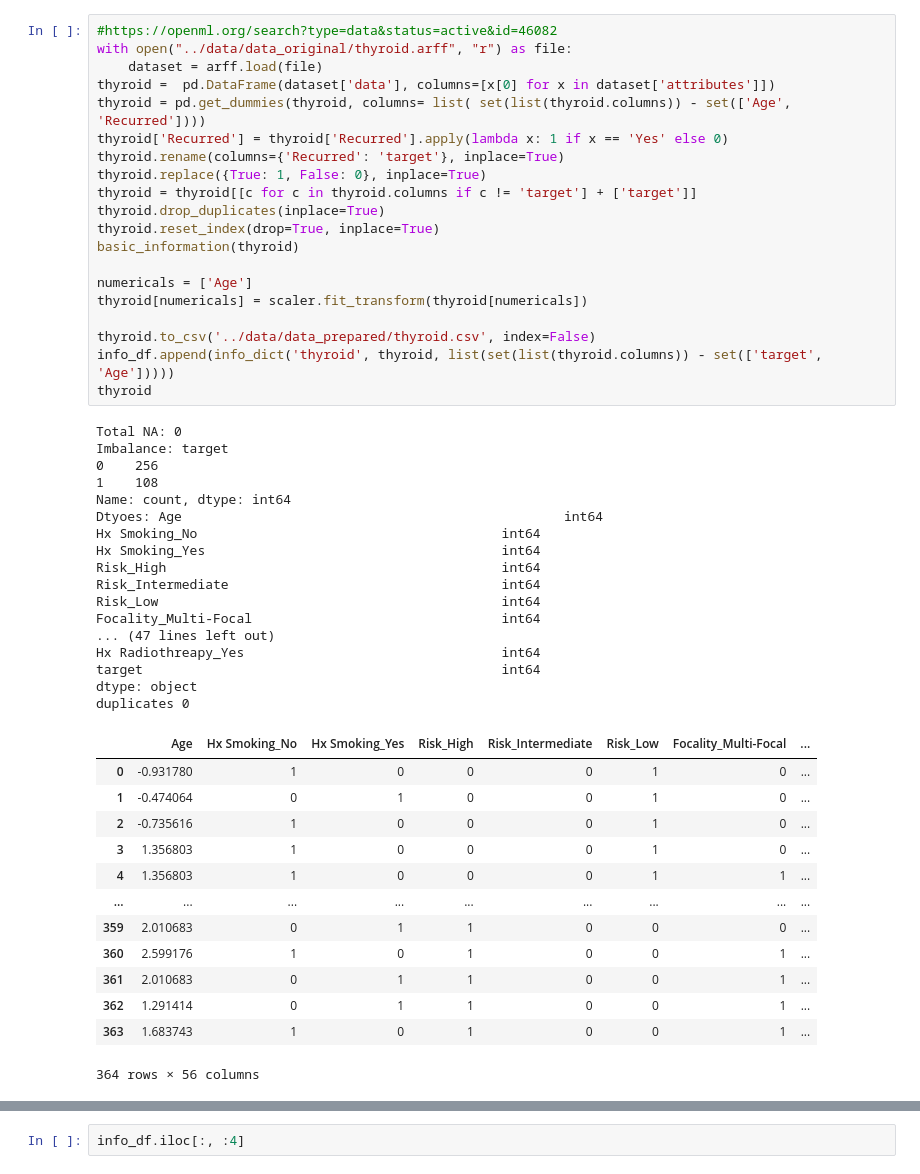
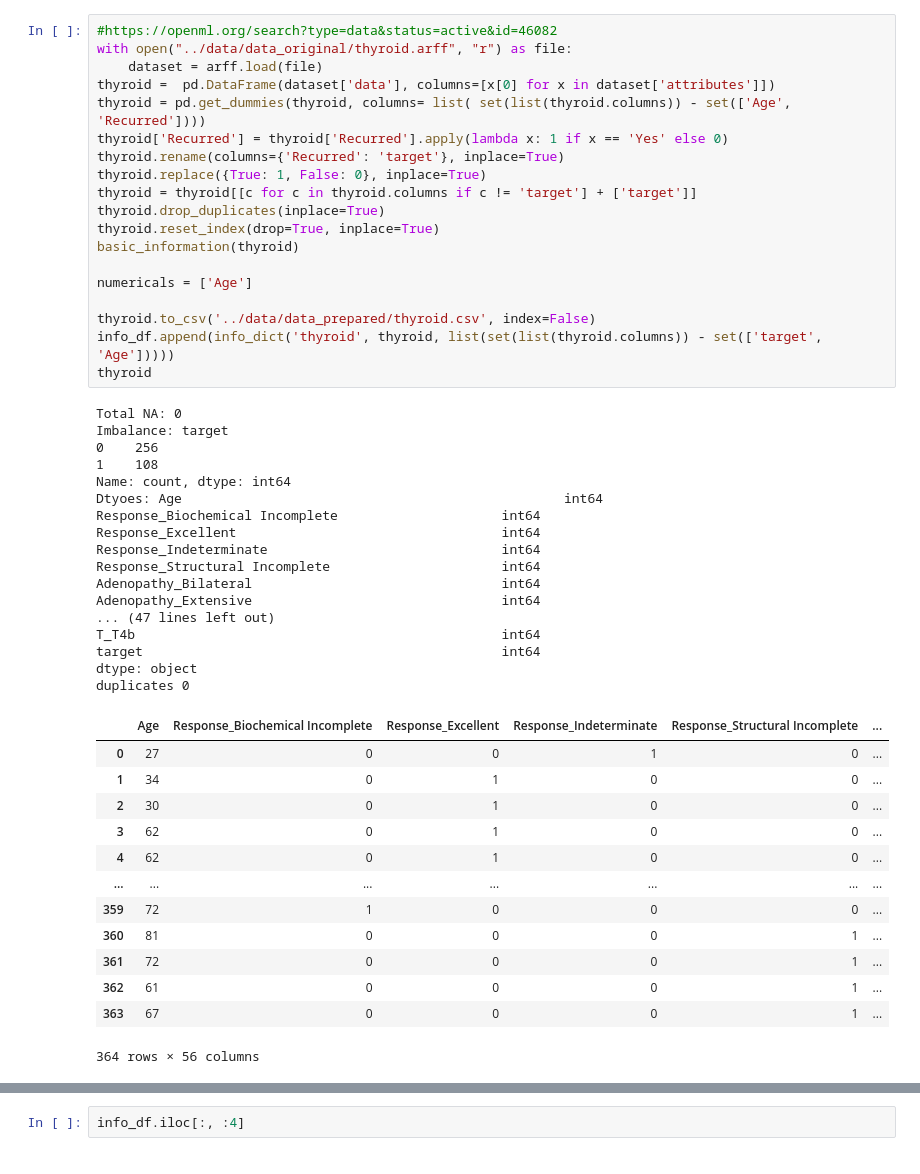
Before and after one commit to LeonDebatin/slim, a Jupyter notebook: mastero/data_preprocessing/data_preparation.ipynb, the cells around one changed output, grey strips where cells are left out. Cells and saved outputs as stored; diff of their text form.

```diff
--- a/mastero/data_preprocessing/data_preparation.ipynb
+++ b/mastero/data_preprocessing/data_preparation.ipynb
@@ -354,53 +344,52 @@ duplicates 0
 # %%
 #https://openml.org/search?type=data&status=active&id=46082
 with open("../data/data_original/thyroid.arff", "r") as file:
     dataset = arff.load(file)
 thyroid =  pd.DataFrame(dataset['data'], columns=[x[0] for x in dataset['attributes']])
 thyroid = pd.get_dummies(thyroid, columns= list( set(list(thyroid.columns)) - set(['Age', 'Recurred'])))
 thyroid['Recurred'] = thyroid['Recurred'].apply(lambda x: 1 if x == 'Yes' else 0)
 thyroid.rename(columns={'Recurred': 'target'}, inplace=True)
 thyroid.replace({True: 1, False: 0}, inplace=True)
 thyroid = thyroid[[c for c in thyroid.columns if c != 'target'] + ['target']]
 thyroid.drop_duplicates(inplace=True)
 thyroid.reset_index(drop=True, inplace=True)
 basic_information(thyroid)
 
 numericals = ['Age']
-thyroid[numericals] = scaler.fit_transform(thyroid[numericals])
 
 thyroid.to_csv('../data/data_prepared/thyroid.csv', index=False)
 info_df.append(info_dict('thyroid', thyroid, list(set(list(thyroid.columns)) - set(['target', 'Age']))))
 thyroid
 # %% [output]
 Total NA: 0
 Imbalance: target
 0    256
 1    108
 Name: count, dtype: int64
 Dtyoes: Age                                                 int64
-Hx Smoking_No                                       int64
-Hx Smoking_Yes                                      int64
-Risk_High                                           int64
-Risk_Intermediate                                   int64
-Risk_Low                                            int64
-Focality_Multi-Focal                                int64
+Response_Biochemical Incomplete                     int64
+Response_Excellent                                  int64
+Response_Indeterminate                              int64
+Response_Structural Incomplete                      int64
+Adenopathy_Bilateral                                int64
+Adenopathy_Extensive                                int64
 ... (47 lines left out)
-Hx Radiothreapy_Yes                                 int64
+T_T4b                                               int64
 target                                              int64
 dtype: object
 duplicates 0
-|  | Age | Hx Smoking_No | Hx Smoking_Yes | Risk_High | Risk_Intermediate | Risk_Low | Focality_Multi-Focal | ... |
-| 0 | -0.931780 | 1 | 0 | 0 | 0 | 1 | 0 | ... |
-| 1 | -0.474064 | 0 | 1 | 0 | 0 | 1 | 0 | ... |
-| 2 | -0.735616 | 1 | 0 | 0 | 0 | 1 | 0 | ... |
-| 3 | 1.356803 | 1 | 0 | 0 | 0 | 1 | 0 | ... |
-| 4 | 1.356803 | 1 | 0 | 0 | 0 | 1 | 1 | ... |
-| ... | ... | ... | ... | ... | ... | ... | ... | ... |
-| 359 | 2.010683 | 0 | 1 | 1 | 0 | 0 | 0 | ... |
-| 360 | 2.599176 | 1 | 0 | 1 | 0 | 0 | 1 | ... |
-| 361 | 2.010683 | 0 | 1 | 1 | 0 | 0 | 1 | ... |
-| 362 | 1.291414 | 0 | 1 | 1 | 0 | 0 | 1 | ... |
-| 363 | 1.683743 | 1 | 0 | 1 | 0 | 0 | 1 | ... |
+|  | Age | Response_Biochemical Incomplete | Response_Excellent | Response_Indeterminate | Response_Structural Incomplete | ... |
+| 0 | 27 | 0 | 0 | 1 | 0 | ... |
+| 1 | 34 | 0 | 1 | 0 | 0 | ... |
+| 2 | 30 | 0 | 1 | 0 | 0 | ... |
+| 3 | 62 | 0 | 1 | 0 | 0 | ... |
+| 4 | 62 | 0 | 1 | 0 | 0 | ... |
+| ... | ... | ... | ... | ... | ... | ... |
+| 359 | 72 | 1 | 0 | 0 | 0 | ... |
+| 360 | 81 | 0 | 0 | 0 | 1 | ... |
+| 361 | 72 | 0 | 0 | 0 | 1 | ... |
+| 362 | 61 | 0 | 0 | 0 | 1 | ... |
+| 363 | 67 | 0 | 0 | 0 | 1 | ... |
 364 rows × 56 columns
 # %%
 #https://www.openml.org/search?type=data&status=active&id=40983&sort=runs
```
Also changed, not shown: parts of 12 cells of this notebook, 50 other files.
